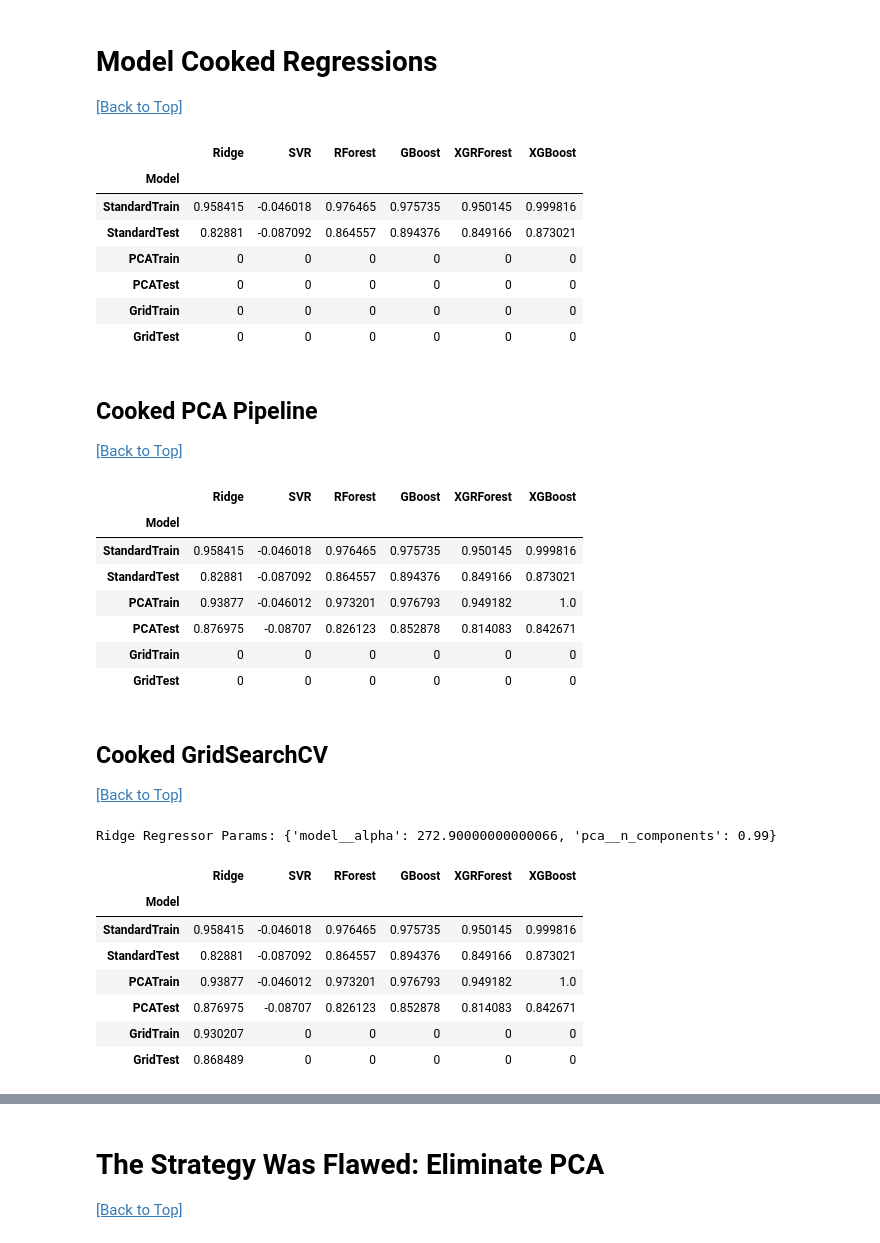
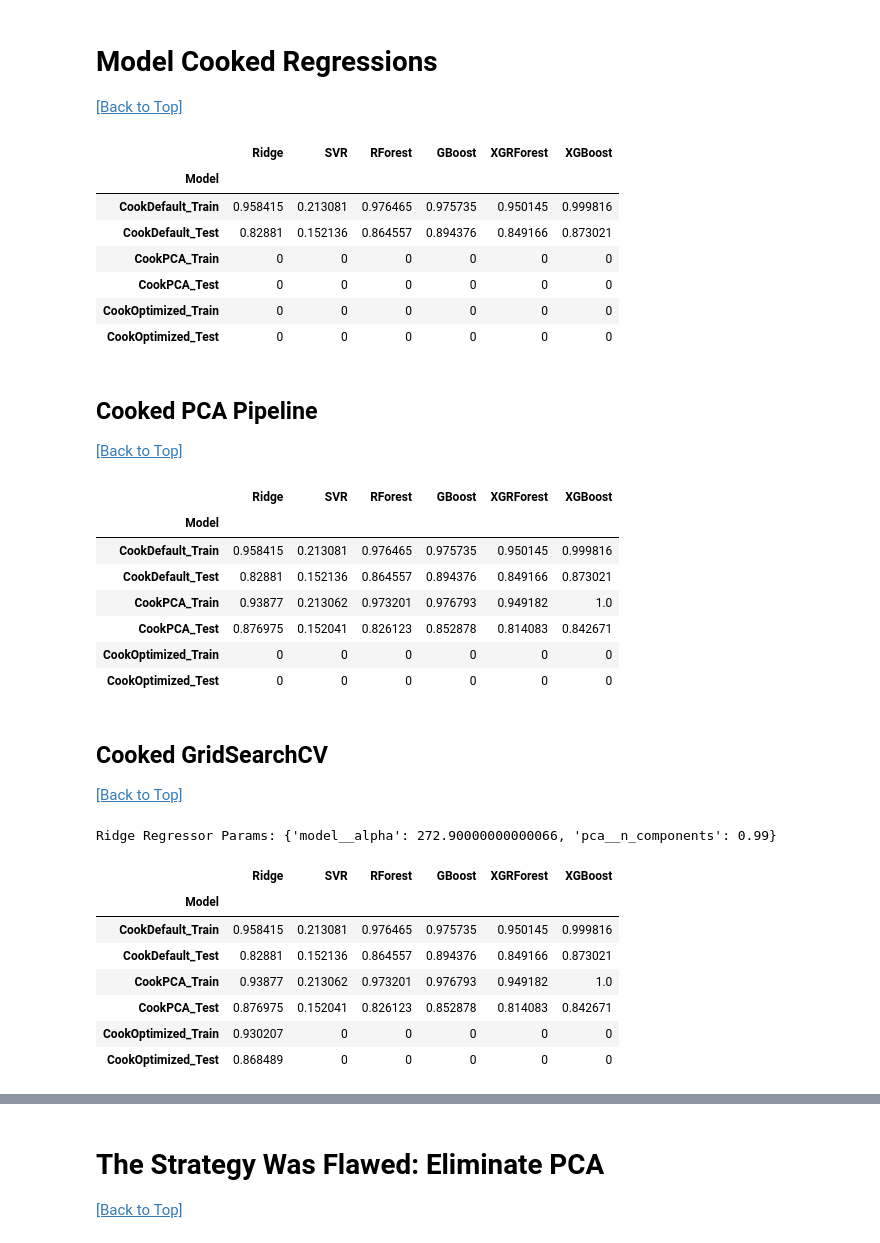
Before and after one commit to BaroqBard/IowaHousingPredictions, a Jupyter notebook: Iowa Housing Project - II. Modeling & Analysis.ipynb, the cells around one changed output, grey strips where cells are left out. Cells and saved outputs as stored; diff of their text form; code cells hidden in the pictures.

```diff
--- a/Iowa Housing Project - II. Modeling & Analysis.ipynb
+++ b/Iowa Housing Project - II. Modeling & Analysis.ipynb
@@ -153,12 +153,12 @@ models = [ridge, svr, randomForest, gradientBoost, xgForest, xgBooster]
 # Make results df
 resul = pd.DataFrame(columns = ['Model', 'Ridge', 'SVR', 'RForest', 'GBoost', 'XGRForest', 'XGBoost'])
 resul.set_index("Model", inplace = True)
-resul.loc['StandardTrain'] = [0, 0, 0, 0, 0, 0]
-resul.loc['StandardTest'] = [0, 0, 0, 0, 0, 0]
-resul.loc['PCATrain'] = [0, 0, 0, 0, 0, 0]
-resul.loc['PCATest'] = [0, 0, 0, 0, 0, 0]
-resul.loc['GridTrain'] = [0, 0, 0, 0, 0, 0]
-resul.loc['GridTest'] = [0, 0, 0, 0, 0, 0]
+resul.loc['Default_Train'] = [0, 0, 0, 0, 0, 0]
+resul.loc['Default_Test'] = [0, 0, 0, 0, 0, 0]
+resul.loc['PCADefault_Train'] = [0, 0, 0, 0, 0, 0]
+resul.loc['PCADefault_Test'] = [0, 0, 0, 0, 0, 0]
+resul.loc['OptimizedPCA_Train'] = [0, 0, 0, 0, 0, 0]
+resul.loc['OptimizedPCA_Test'] = [0, 0, 0, 0, 0, 0]
 
 ##########################################
 ### Build & Test Models w/o GridSearch ###
@@ -569,7 +551,7 @@ cooked_ytrain.drop(cook_outliers, axis=0, inplace=True)
 #######################
 
 ridge2 = linear_model.Ridge()
-svr2 = svm.SVR()
+svr2 = svm.SVR(kernel='linear')
 randomForest2 = ensemble.RandomForestRegressor(n_jobs = -2,random_state = 430)
 gradientBoost2 = ensemble.GradientBoostingRegressor(random_state = 430)
 xgForest2 = xgb.XGBRFRegressor(n_jobs = -2, random_state = 430)
@@ -580,12 +562,12 @@ models = [ridge2, svr2, randomForest2, gradientBoost2, xgForest2, xgBooster2]
 # Make results df
 cooked_resul = pd.DataFrame(columns = ['Model', 'Ridge', 'SVR', 'RForest', 'GBoost', 'XGRForest', 'XGBoost'])
 cooked_resul.set_index("Model", inplace = True)
-cooked_resul.loc['StandardTrain'] = [0, 0, 0, 0, 0, 0]
-cooked_resul.loc['StandardTest'] = [0, 0, 0, 0, 0, 0]
-cooked_resul.loc['PCATrain'] = [0, 0, 0, 0, 0, 0]
-cooked_resul.loc['PCATest'] = [0, 0, 0, 0, 0, 0]
-cooked_resul.loc['GridTrain'] = [0, 0, 0, 0, 0, 0]
-cooked_resul.loc['GridTest'] = [0, 0, 0, 0, 0, 0]
+cooked_resul.loc['CookDefault_Train'] = [0, 0, 0, 0, 0, 0]
+cooked_resul.loc['CookDefault_Test'] = [0, 0, 0, 0, 0, 0]
+cooked_resul.loc['CookPCA_Train'] = [0, 0, 0, 0, 0, 0]
+cooked_resul.loc['CookPCA_Test'] = [0, 0, 0, 0, 0, 0]
+cooked_resul.loc['CookOptimized_Train'] = [0, 0, 0, 0, 0, 0]
+cooked_resul.loc['CookOptimized_Test'] = [0, 0, 0, 0, 0, 0]
 
 ##########################################
 ### Build & Test Models w/o GridSearch ###
@@ -602,12 +584,12 @@ cooked_resul.head(6)
 # %% [output]
 |  | Ridge | SVR | RForest | GBoost | XGRForest | XGBoost |
 | Model |  |  |  |  |  |  |
-| StandardTrain | 0.958415 | -0.046018 | 0.976465 | 0.975735 | 0.950145 | 0.999816 |
-| StandardTest | 0.82881 | -0.087092 | 0.864557 | 0.894376 | 0.849166 | 0.873021 |
-| PCATrain | 0 | 0 | 0 | 0 | 0 | 0 |
-| PCATest | 0 | 0 | 0 | 0 | 0 | 0 |
-| GridTrain | 0 | 0 | 0 | 0 | 0 | 0 |
-| GridTest | 0 | 0 | 0 | 0 | 0 | 0 |
+| CookDefault_Train | 0.958415 | 0.213081 | 0.976465 | 0.975735 | 0.950145 | 0.999816 |
+| CookDefault_Test | 0.82881 | 0.152136 | 0.864557 | 0.894376 | 0.849166 | 0.873021 |
+| CookPCA_Train | 0 | 0 | 0 | 0 | 0 | 0 |
+| CookPCA_Test | 0 | 0 | 0 | 0 | 0 | 0 |
+| CookOptimized_Train | 0 | 0 | 0 | 0 | 0 | 0 |
+| CookOptimized_Test | 0 | 0 | 0 | 0 | 0 | 0 |
 # %% [markdown]
 ## Cooked PCA Pipeline
 [[Back to Top]](#Iowa-Housing-Pricing:-Modeling-&-Analysis)
@@ -618,45 +600,45 @@ from sklearn.decomposition import PCA
 # Reset Models
 pca_p2 = PCA(n_components=0.99, random_state=430, svd_solver='full')
 ridgep2 = linear_model.Ridge()
-svrp2 = svm.SVR()
+svrp2 = svm.SVR(kernel='linear')
 rforestp2 = ensemble.RandomForestRegressor(n_jobs=-2, random_state=430)
 gboostp2 = ensemble.GradientBoostingRegressor(random_state=430)
 xgrfp2 = xgb.XGBRFRegressor(n_jobs=-2, random_state=430)
 xgbp2 = xgb.XGBRegressor(n_jobs=-2, random_state=430)
 
 # Generate Pipelines
 ridgep2 = Pipeline(steps=[('pca', pca_p2),
                          ('ridge', ridgep2)])
 svrp2 = Pipeline(steps=[('pca', pca_p2),
                       ('model', svrp2)])
 rforestp2 = Pipeline(steps=[('pca', pca_p2),
                           ('model', rforestp2)])
 gboostp2 = Pipeline(steps=[('pca', pca_p2),
                          ('model', gboostp2)])
 xgrfp2 = Pipeline(steps=[('pca', pca_p2),
                        ('model', xgrfp2)])
 xgbp2 = Pipeline(steps=[('pca', pca_p2),
                       ('model', xgbp2)])
 
 models = [ridgep2, svrp2, rforestp2, gboostp2, xgrfp2, xgbp2]
 
 col = 0
 for model in models:
     model.fit(cooked_xtrain, cooked_ytrain['SalePrice'])
     cooked_resul.iloc[2, col] = model.score(cooked_xtrain, cooked_ytrain['SalePrice'])
     cooked_resul.iloc[3, col] = model.score(x_test, y_test['SalePrice'])
     col += 1
 
 cooked_resul.head(6)
 # %% [output]
 |  | Ridge | SVR | RForest | GBoost | XGRForest | XGBoost |
 | Model |  |  |  |  |  |  |
-| StandardTrain | 0.958415 | -0.046018 | 0.976465 | 0.975735 | 0.950145 | 0.999816 |
-| StandardTest | 0.82881 | -0.087092 | 0.864557 | 0.894376 | 0.849166 | 0.873021 |
-| PCATrain | 0.93877 | -0.046012 | 0.973201 | 0.976793 | 0.949182 | 1.0 |
-| PCATest | 0.876975 | -0.08707 | 0.826123 | 0.852878 | 0.814083 | 0.842671 |
-| GridTrain | 0 | 0 | 0 | 0 | 0 | 0 |
-| GridTest | 0 | 0 | 0 | 0 | 0 | 0 |
+| CookDefault_Train | 0.958415 | 0.213081 | 0.976465 | 0.975735 | 0.950145 | 0.999816 |
+| CookDefault_Test | 0.82881 | 0.152136 | 0.864557 | 0.894376 | 0.849166 | 0.873021 |
+| CookPCA_Train | 0.93877 | 0.213062 | 0.973201 | 0.976793 | 0.949182 | 1.0 |
+| CookPCA_Test | 0.876975 | 0.152041 | 0.826123 | 0.852878 | 0.814083 | 0.842671 |
+| CookOptimized_Train | 0 | 0 | 0 | 0 | 0 | 0 |
+| CookOptimized_Test | 0 | 0 | 0 | 0 | 0 | 0 |
 # %% [markdown]
 ## Cooked GridSearchCV
 [[Back to Top]](#Iowa-Housing-Pricing:-Modeling-&-Analysis)
@@ -689,12 +671,12 @@ cooked_resul.head(6)
 Ridge Regressor Params: {'model__alpha': 272.90000000000066, 'pca__n_components': 0.99}
 |  | Ridge | SVR | RForest | GBoost | XGRForest | XGBoost |
 | Model |  |  |  |  |  |  |
-| StandardTrain | 0.958415 | -0.046018 | 0.976465 | 0.975735 | 0.950145 | 0.999816 |
-| StandardTest | 0.82881 | -0.087092 | 0.864557 | 0.894376 | 0.849166 | 0.873021 |
-| PCATrain | 0.93877 | -0.046012 | 0.973201 | 0.976793 | 0.949182 | 1.0 |
-| PCATest | 0.876975 | -0.08707 | 0.826123 | 0.852878 | 0.814083 | 0.842671 |
-| GridTrain | 0.930207 | 0 | 0 | 0 | 0 | 0 |
-| GridTest | 0.868489 | 0 | 0 | 0 | 0 | 0 |
+| CookDefault_Train | 0.958415 | 0.213081 | 0.976465 | 0.975735 | 0.950145 | 0.999816 |
+| CookDefault_Test | 0.82881 | 0.152136 | 0.864557 | 0.894376 | 0.849166 | 0.873021 |
+| CookPCA_Train | 0.93877 | 0.213062 | 0.973201 | 0.976793 | 0.949182 | 1.0 |
+| CookPCA_Test | 0.876975 | 0.152041 | 0.826123 | 0.852878 | 0.814083 | 0.842671 |
+| CookOptimized_Train | 0.930207 | 0 | 0 | 0 | 0 | 0 |
+| CookOptimized_Test | 0.868489 | 0 | 0 | 0 | 0 | 0 |
 # %%
 ############################
 ### Support Vector Model ###
```
Also changed, not shown: parts of 32 cells of this notebook.
